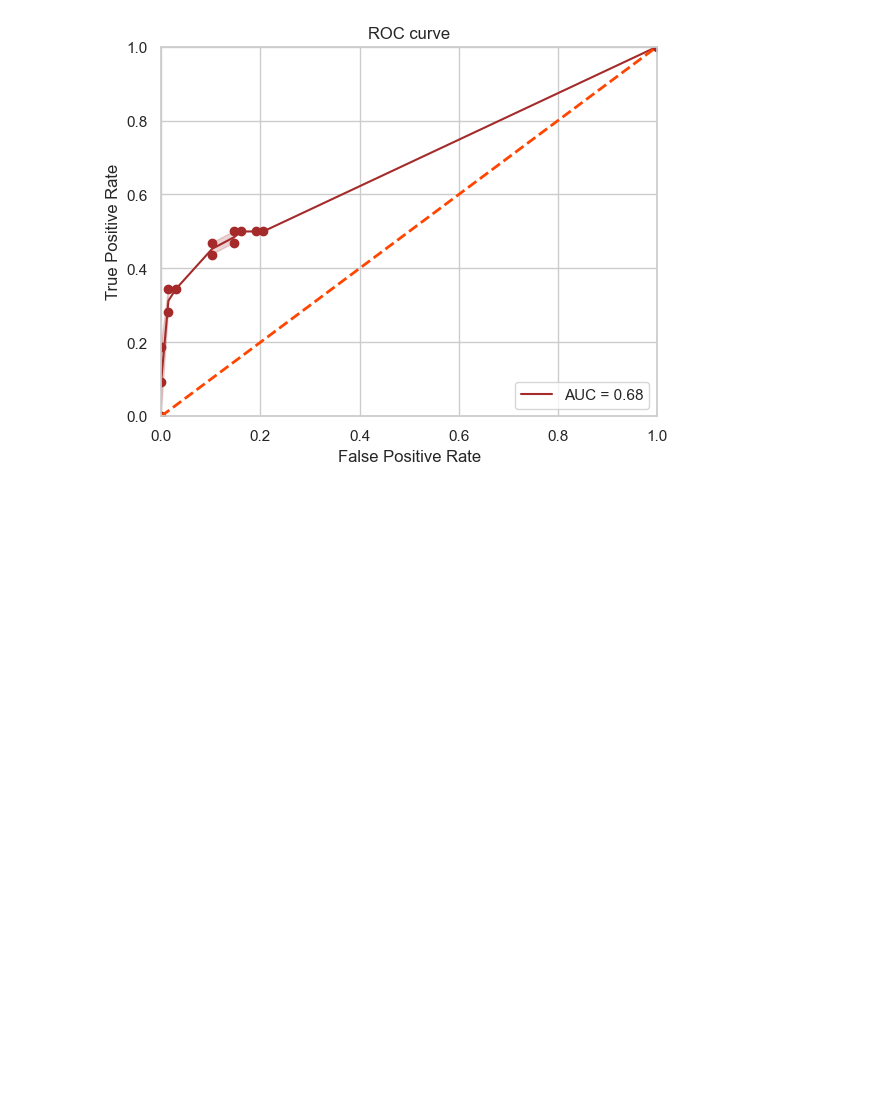
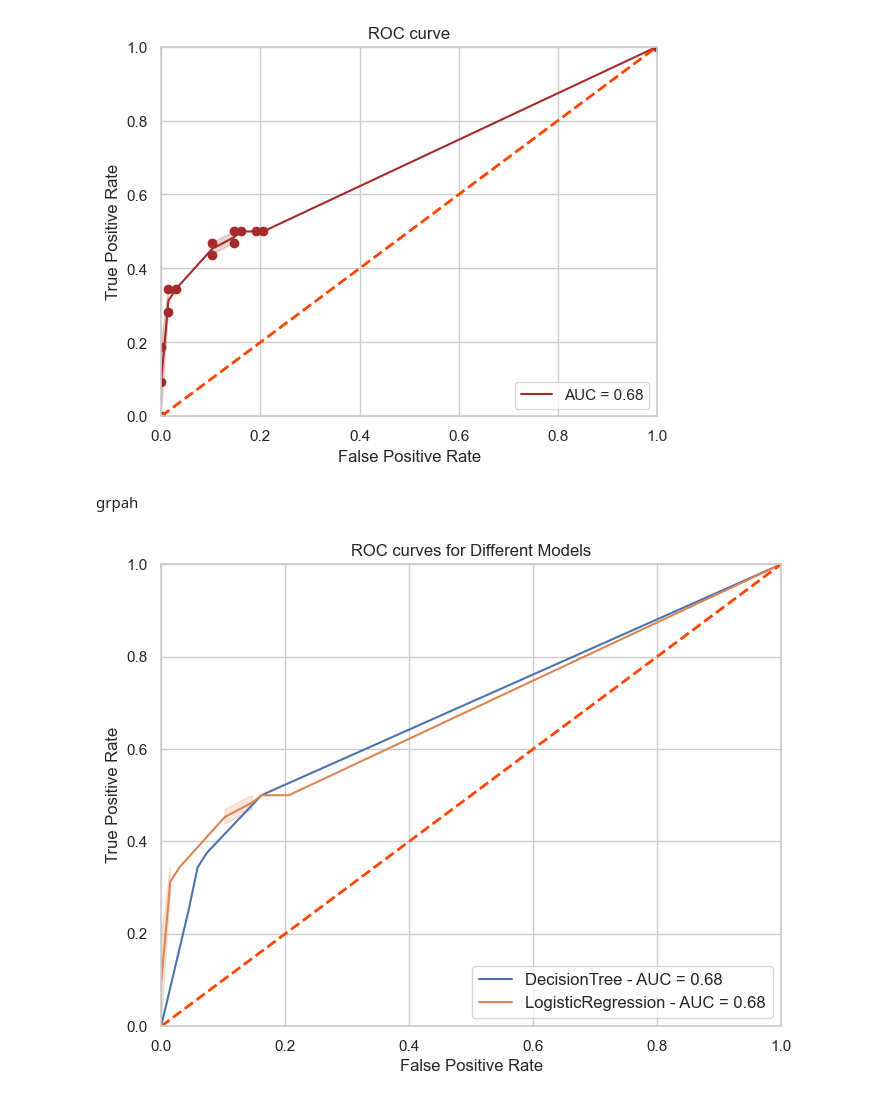
Before and after one commit to atekiouk/Sujet_2, a Jupyter notebook: Notebooks/Parameters_test.ipynb, the cells around one changed output. Drawn from its saved outputs; the diff is of its cells as text; code cells hidden in the pictures; blank space fills up the shorter version.

```diff
--- a/Notebooks/Parameters_test.ipynb
+++ b/Notebooks/Parameters_test.ipynb
@@ -321,7 +321,8 @@ utilities.plot_roc(y_test,y_score,"lightblue")
 # %%
 from sklearn.linear_model import LogisticRegression
 param_grid_rl = {
-                    'solver': ['lbfgs', 'liblinear', 'newton-cg','newton-cholesky','sag','saga']
+                    'solver': ['lbfgs', 'liblinear', 'newton-cg','newton-cholesky','sag','saga'],
+                    'penalty' : ['l1', 'l2', 'elasticnet', None]
                 }
 
 grid_rl = GridSearchCV(LogisticRegression(random_state = 42), param_grid_rl, scoring = 'roc_auc' ,refit = True, verbose = 3,n_jobs=-1)
@@ -350,3 +368,42 @@ y_score = rl_f.predict_proba(X_test)[:,1]
 utilities.plot_roc(y_test,y_score,"brown")
 # %% [output]
 [figure]
+# %% [markdown]
+grpah
+# %%
+import pandas as pd
+import seaborn as sns
+import matplotlib.pyplot as plt
+from sklearn.metrics import roc_curve, auc
+from sklearn import metrics
+
+
+y_test_tree = y_test
+y_score_tree = model_tree_auc_spacy.predict_proba(X_test)[:,1]
+y_test_rl = y_test
+y_score_rl = rl_f.predict_proba(X_test)[:,1]
+
+sns.set(style='whitegrid', font_scale=1)
+plt.figure(figsize=(8, 6))  # Définir la taille de la figure
+
+# Tracer la première courbe ROC
+fpr_tree, tpr_tree, _ = roc_curve(y_test_tree, y_score_tree)
+roc_auc_tree = auc(fpr_tree, tpr_tree)
+sns.lineplot(x=fpr_tree, y=tpr_tree, palette="brown", label=f'DecisionTree - AUC = {roc_auc_tree:.2f}')
+
+# Tracer la deuxième courbe ROC sur le même graphique
+fpr_rl, tpr_rl, _ = roc_curve(y_test_rl, y_score_rl)
+roc_auc_rl = auc(fpr_rl, tpr_rl)
+sns.lineplot(x=fpr_rl, y=tpr_rl, palette="brown", label=f'LogisticRegression - AUC = {roc_auc_rl:.2f}')
+
+# Afficher la légende et les autres détails du graphique
+plt.plot([0, 1], [0, 1], color='orangered', lw=2, linestyle='--')
+plt.xlim([0, 1])
+plt.ylim([0, 1])
+plt.xlabel('False Positive Rate')
+plt.ylabel('True Positive Rate')
+plt.title('ROC curves for Different Models')
+plt.legend(loc='lower right', prop={'size': 12})
+plt.show()
+# %% [output]
+[figure, added]
```
Also changed, not shown: parts of 3 cells of this notebook, 2 other files.
